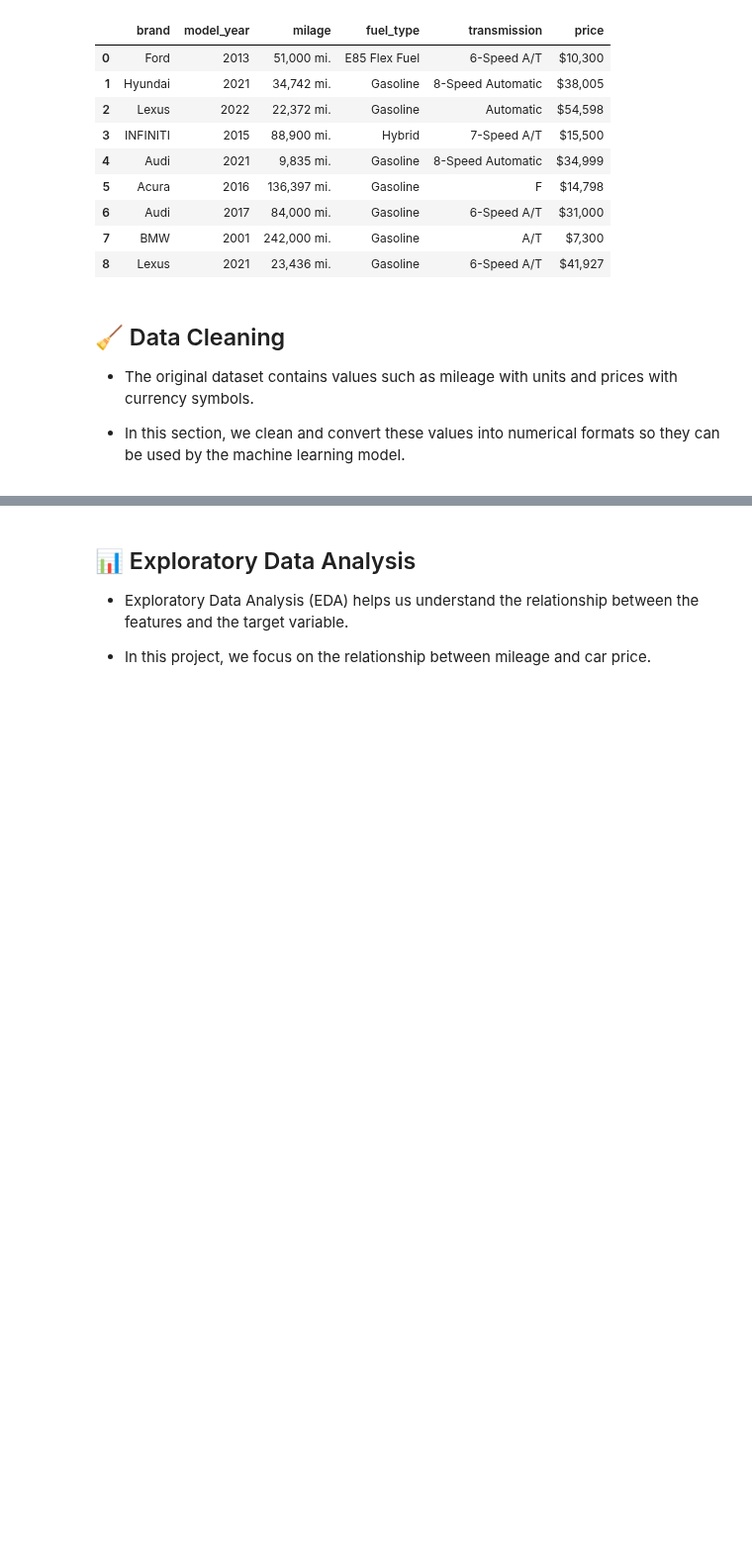
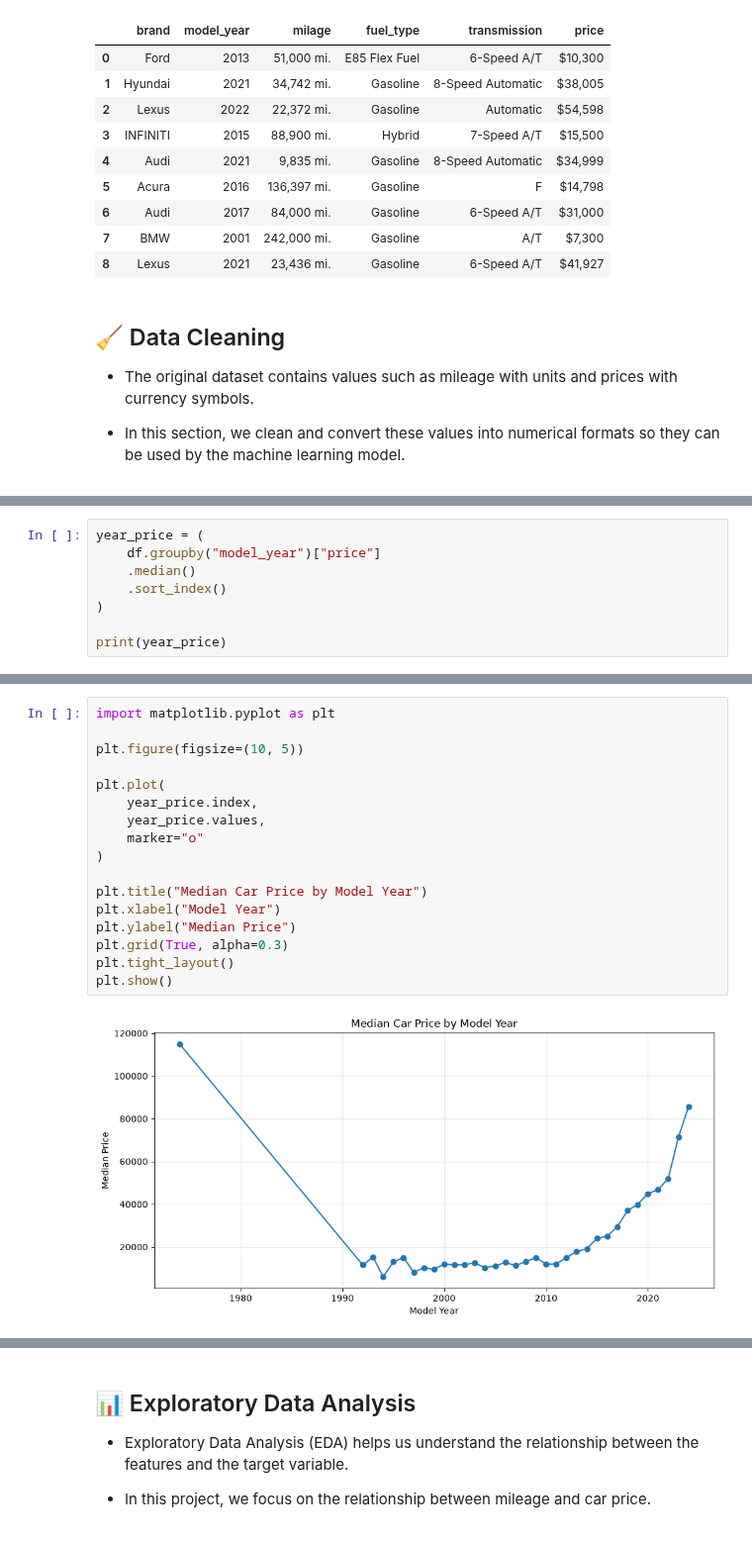
Before and after one commit to Mobin-Madadi/car-price-prediction-ml, a Jupyter notebook: notebooks/car_price_prediction.ipynb, the cells around one changed output, grey strips where cells are left out. Shown at 99% size. Saved outputs shown, nothing was run; the diff lists cells and outputs as text; blank space fills up the shorter version.

```diff
--- a/notebooks/car_price_prediction.ipynb
+++ b/notebooks/car_price_prediction.ipynb
@@ -108,0 +170,8 @@ dtype: int64
+# %%
+year_price = (
+    df.groupby("model_year")["price"]
+    .median()
+    .sort_index()
+)
+
+print(year_price)
@@ -108,0 +196,19 @@ dtype: int64
+# %%
+import matplotlib.pyplot as plt
+
+plt.figure(figsize=(10, 5))
+
+plt.plot(
+    year_price.index,
+    year_price.values,
+    marker="o"
+)
+
+plt.title("Median Car Price by Model Year")
+plt.xlabel("Model Year")
+plt.ylabel("Median Price")
+plt.grid(True, alpha=0.3)
+plt.tight_layout()
+plt.show()
+# %% [output]
+[figure, added]
```
Also changed, not shown: parts of 16 cells of this notebook.
